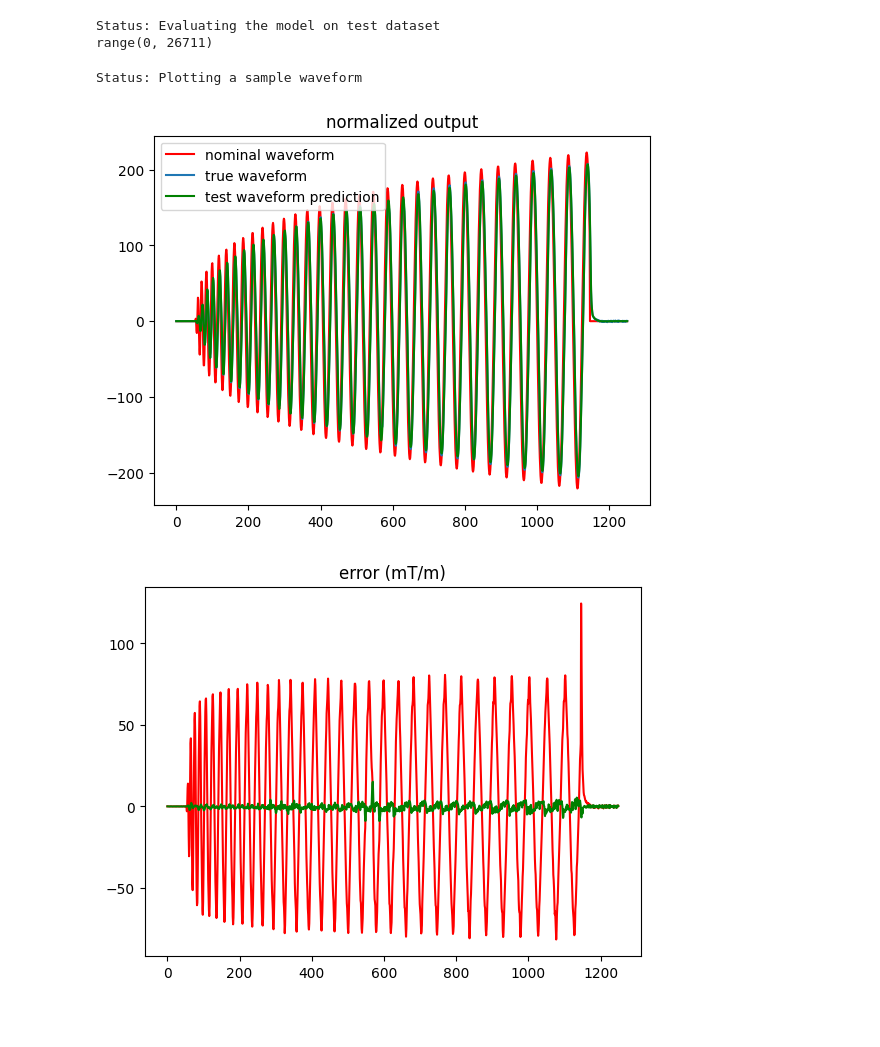
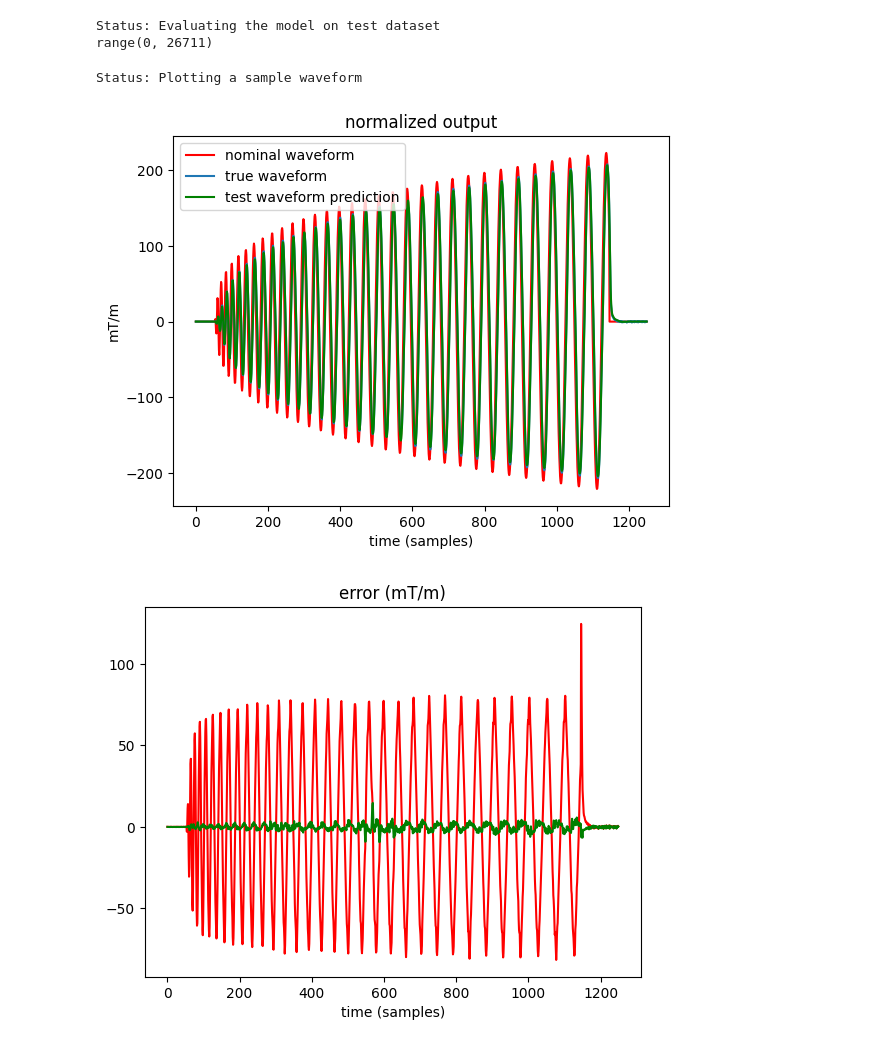
Before and after one commit to jonbmartin/Gradient-Waveform-Errors-Demos, a Jupyter notebook: Ex3_Neural_Network.ipynb, the cells around one changed output. Cells and saved outputs as stored; diff of their text form; code cells hidden in the pictures; blank space fills up the shorter version.

```diff
--- a/Ex3_Neural_Network.ipynb
+++ b/Ex3_Neural_Network.ipynb
@@ -64,23 +50,14 @@ torch.cuda.empty_cache()
 ##############################################
 # Training to initialize the belief network  #
 ##############################################
-
-pretrain_belief_network = True
-plotting_belief_results = True
 return_traj_y = False
-input_size = 3 # (2 states and 1 action) - just gideal amplitude, precomp amp, action
+input_size = 3 # (2 states and 1 action) - just gideal amplitude, precomp amp, action. Could be expanded to include other features of interest.
 n_epochs = 5
 
-
-GMAX_CONSTRAINT = 275 # mT/m
-SMAX_CONSTRAINT = 100 # mT/m/s
 
 # set up which device we will be using
 device = torch.device('cuda' if torch.cuda.is_available() else 'cpu')
 print(f'Device to be used = {device}')
-
-normalize = False
-buffer_length = int(50_000)
 
 # set up our TCN model! optimized hyperparameters:
 channel_sizes = [48] * 5 # temporal causal layer channels
@@ -96,7 +73,7 @@ window_size = 75
 predict_point = 65
 
 model_params = {
-    'input_size':   3,
+    'input_size':   input_size,
     'output_size':  1,
     'num_channels': channel_sizes,
     'kernel_size':  kernel_size,
@@ -107,7 +84,7 @@ belief_model = TCN(**model_params)
 obs_space = 5
 act_space = 1
 belief_training_buffer = BeliefWindowBuffer(obs_space, act_space,
-                                    buffer_length=buffer_length)
+                                    buffer_length=int(50_000))
 # %% [output]
 Device to be used = cuda
 # %%
@@ -238,28 +194,29 @@ range(0, 26711)
 # %%
 print("Status: Plotting a sample waveform")
 
 
 min_idx = 127_500
 max_idx = 128_750
 
 nominal_waveform_mTm = np.squeeze(collected_observations[:,0])*scale_factors*max_scale_mt_m
 observed_error_mTm = np.squeeze(observed_error_v)*scale_factors*max_scale_mt_m
 test_plot_mTm = np.squeeze(test_plot)*scale_factors*max_scale_mt_m
 
 plt.plot(nominal_waveform_mTm[min_idx:max_idx], c='r')
-plt.plot(observed_error_mTm[min_idx:max_idx]) # this is the ground-truth waveform that we are trying to predict
+plt.plot(observed_error_mTm[min_idx:max_idx])
 plt.plot(test_plot_mTm[min_idx:max_idx], c='g')
-# plt.plot(scale_factors*max_scale_mt_m)
-# plt.xlim(305_000,310_000)
 plt.title('normalized output')
+plt.ylabel('mT/m')
+plt.xlabel('time (samples)')
 plt.legend(['nominal waveform','true waveform','test waveform prediction'])
 plt.show()
 
 plt.plot(observed_error_mTm[min_idx:max_idx]-nominal_waveform_mTm[min_idx:max_idx], c='r')
 plt.plot(observed_error_mTm[min_idx:max_idx]-test_plot_mTm[min_idx:max_idx], c='g')
 plt.title('error (mT/m)')
+plt.xlabel('time (samples)')
 plt.show()
 # %% [output]
 Status: Plotting a sample waveform
-[figure, old version]
+[figure, new version]
-[figure, old version]
+[figure, new version]
```
Also changed, not shown: parts of 4 cells of this notebook.
